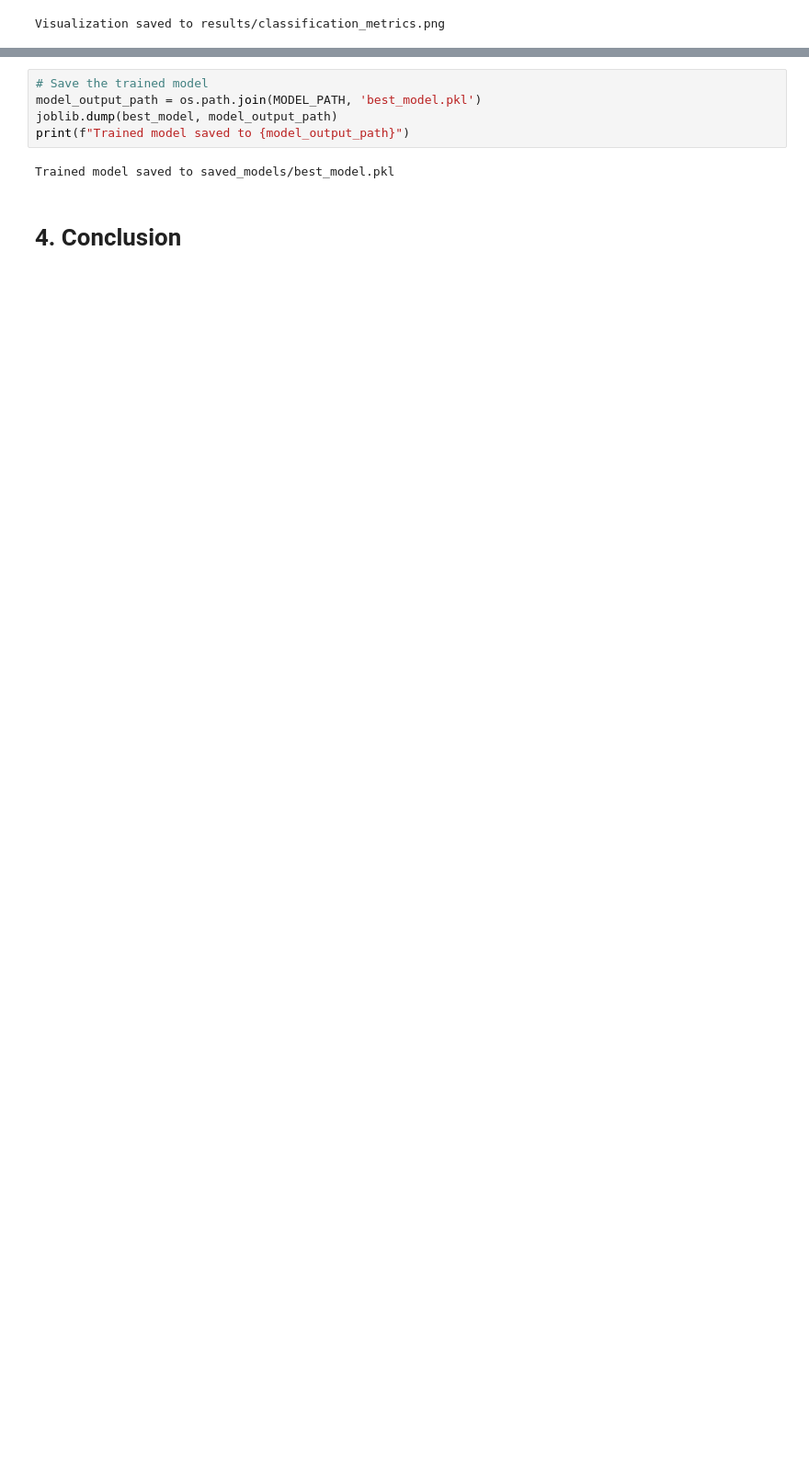
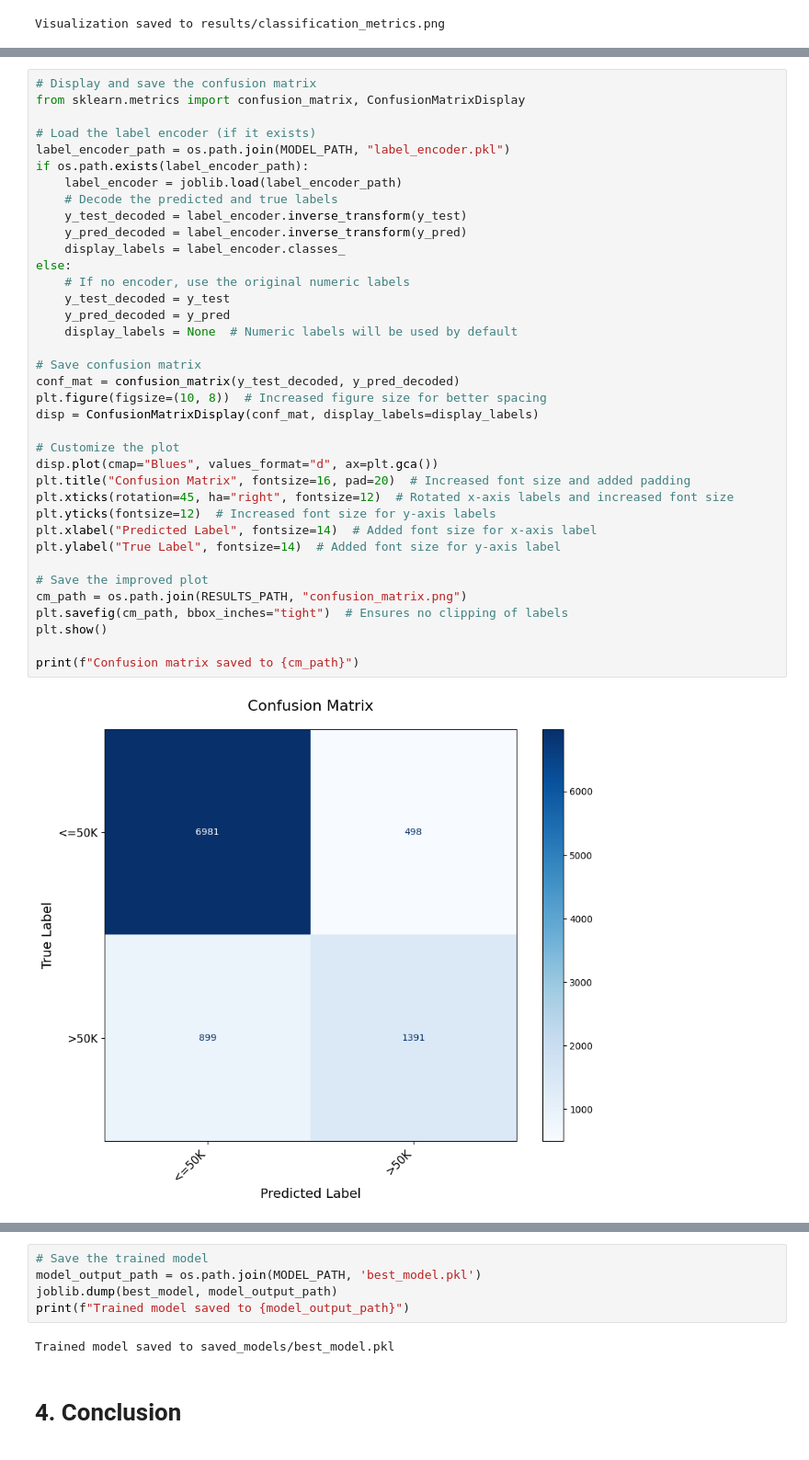
Before and after one commit to mboukabous/AI-Algorithms-Made-Easy, a Jupyter notebook: notebooks/Train_Supervised_Classification_Models.ipynb, the cells around one changed output, grey strips where cells are left out. Shown: that part at 92% size. Cells and saved outputs as stored; diff of their text form; blank space fills up the shorter version.

```diff
--- a/notebooks/Train_Supervised_Classification_Models.ipynb
+++ b/notebooks/Train_Supervised_Classification_Models.ipynb
@@ -2388,0 +2374,39 @@ Confusion matrix saved to results/confusion_matrix.png
+# %%
+# Display and save the confusion matrix
+from sklearn.metrics import confusion_matrix, ConfusionMatrixDisplay
+
+# Load the label encoder (if it exists)
+label_encoder_path = os.path.join(MODEL_PATH, "label_encoder.pkl")
+if os.path.exists(label_encoder_path):
+    label_encoder = joblib.load(label_encoder_path)
+    # Decode the predicted and true labels
+    y_test_decoded = label_encoder.inverse_transform(y_test)
+    y_pred_decoded = label_encoder.inverse_transform(y_pred)
+    display_labels = label_encoder.classes_
+else:
+    # If no encoder, use the original numeric labels
+    y_test_decoded = y_test
+    y_pred_decoded = y_pred
+    display_labels = None  # Numeric labels will be used by default
+
+# Save confusion matrix
+conf_mat = confusion_matrix(y_test_decoded, y_pred_decoded)
+plt.figure(figsize=(10, 8))  # Increased figure size for better spacing
+disp = ConfusionMatrixDisplay(conf_mat, display_labels=display_labels)
+
+# Customize the plot
+disp.plot(cmap="Blues", values_format="d", ax=plt.gca())
+plt.title("Confusion Matrix", fontsize=16, pad=20)  # Increased font size and added padding
+plt.xticks(rotation=45, ha="right", fontsize=12)  # Rotated x-axis labels and increased font size
+plt.yticks(fontsize=12)  # Increased font size for y-axis labels
+plt.xlabel("Predicted Label", fontsize=14)  # Added font size for x-axis label
+plt.ylabel("True Label", fontsize=14)  # Added font size for y-axis label
+
+# Save the improved plot
+cm_path = os.path.join(RESULTS_PATH, "confusion_matrix.png")
+plt.savefig(cm_path, bbox_inches="tight")  # Ensures no clipping of labels
+plt.show()
+
+print(f"Confusion matrix saved to {cm_path}")
+# %% [output]
+[figure, added]
```
Also changed, not shown: parts of 6 cells of this notebook.
